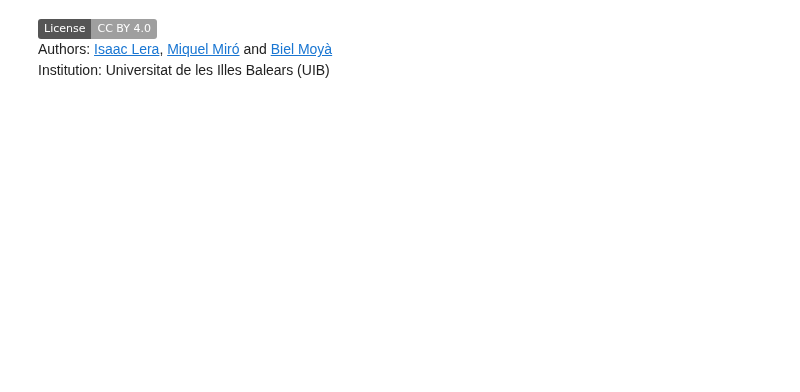
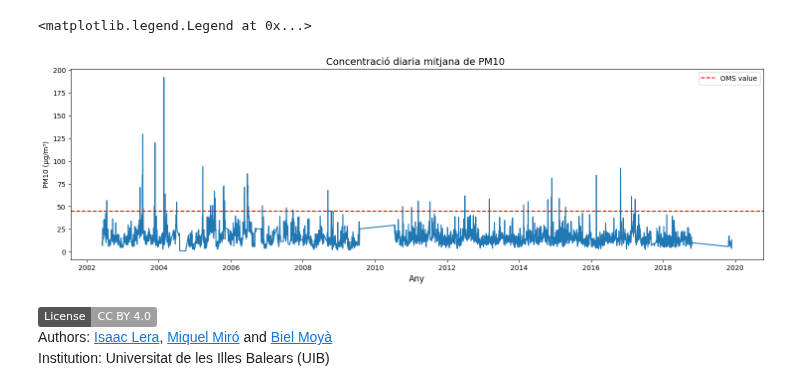
Before and after one commit to wisaaco/CURS_AdministracioAnaliticaAvan-adaDeDades, a Jupyter notebook: lessons/projecte_final.ipynb, the cells around one changed output. Saved outputs shown, nothing was run; the diff lists cells and outputs as text; code cells hidden in the pictures; badges without logos; blank space fills up the shorter version.

```diff
--- a/lessons/projecte_final.ipynb
+++ b/lessons/projecte_final.ipynb
@@ -18,0 +62,8 @@ Aquest projecte final *encara* està sense definir. Disculpeu les molèsties.
+# %%
+import pandas as pd
+print("Pandas version: ", pd.__version__)
+
+df = pd.read_csv("data/dcef6fdf-3836-4a98-92f9-e8efc2839f9c.csv") #aquest fitxer està disponible a l'enllaç de la CAIB però també ho adjuntem al repositori.
+print(df.columns)
+print("-"*50)
+print(df.shape)
@@ -18,0 +87,7 @@ Aquest projecte final *encara* està sense definir. Disculpeu les molèsties.
+# %%
+# Podem tindre una sèrie temporal
+from pandas import DatetimeIndex
+df.index = DatetimeIndex(df["DATA_HI"])
+
+
+df.head(10)
@@ -18,0 +108,2 @@ Aquest projecte final *encara* està sense definir. Disculpeu les molèsties.
+# %%
+df.drop(columns="DATA_HI",inplace=True)
@@ -18,0 +155,15 @@ Aquest projecte final *encara* està sense definir. Disculpeu les molèsties.
+# %%
+# Visualització d'algun valor
+import matplotlib.pyplot as plt
+import seaborn as sns
+
+fig, ax = plt.subplots(figsize=(18, 5))
+ax = sns.lineplot(ax=ax,data=df.groupby(df.index).mean(numeric_only=True),x="DATA_HI",y="PM10_HI")
+ax.axhline(y = 45, color = 'r', linestyle = 'dashed', label = "OMS value")    #45 és el valor llindar per a aquesta partícula a nivell DIARI. Nota: hem suposat que és el valor mitjà.
+plt.title("Concentració diaria mitjana de PM10 ", fontsize=14) # Maquetació
+plt.xlabel('Any', fontsize=12)
+plt.ylabel('PM10 (µg/m³)')
+plt.legend(loc = 'upper right')
+# %% [output]
+<matplotlib.legend.Legend at 0x...>
+[figure, added]
```
Also changed, not shown: parts of 13 cells of this notebook, 1 other file.
